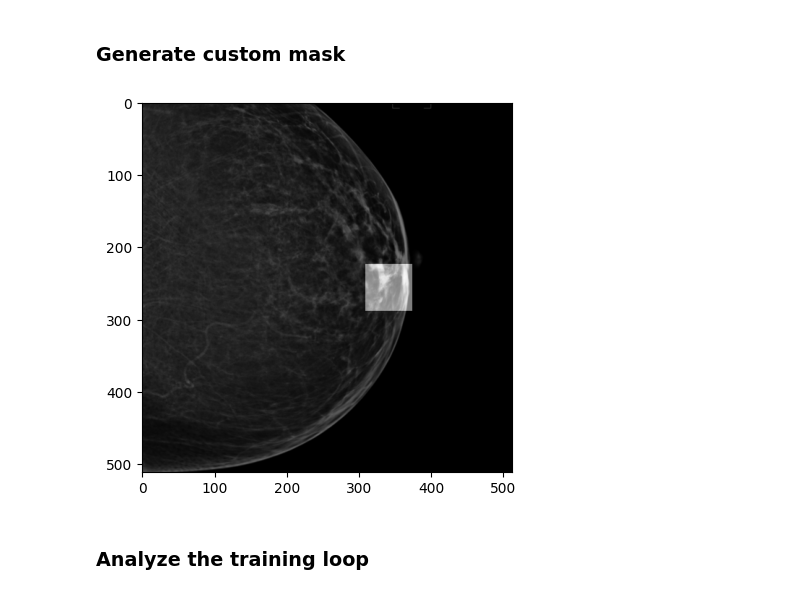
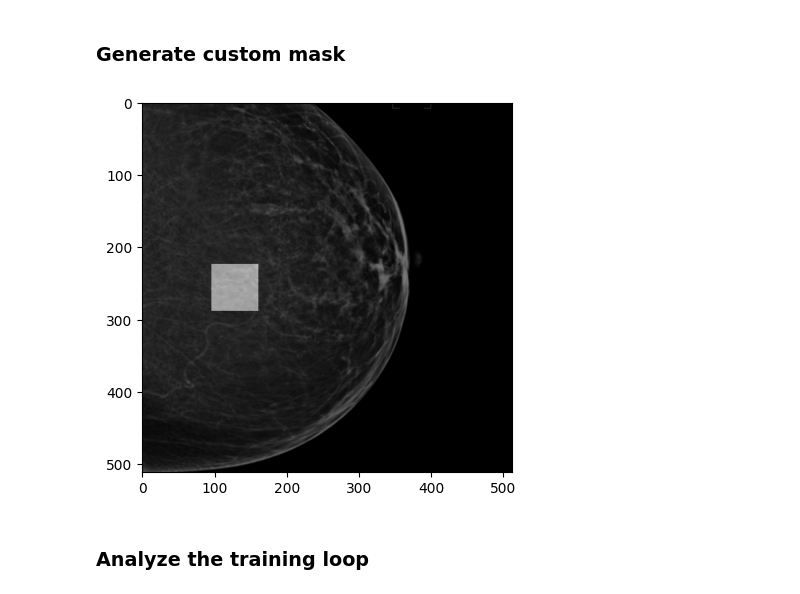
Before and after one commit to Likalto4/diffusion-models_master, a Jupyter notebook: experiments/inpainting/debug_inpating.ipynb, the cells around one changed output. Drawn from its saved outputs; the diff is of its cells as text; code cells hidden in the pictures.

```diff
--- a/experiments/inpainting/debug_inpating.ipynb
+++ b/experiments/inpainting/debug_inpating.ipynb
@@ -719,33 +719,33 @@ NameError: name 'center' is not defined
 # %%
 image_path = '/home/ricardo/master_thesis/diffusion-models_master/data/images/breast40k_RGB_healthy/1.2.826.0.1.3680043.9.3218.1.1.133376.8684.1511961897765.10107.0.png'
 # read image using pil
 pil_image = Image.open(image_path).convert("RGB")
 # create mask
 mask = Image.new("L", pil_image.size, 0)
 draw = ImageDraw.Draw(mask)
 # draw small rectangle in the center
-center = (pil_image.size[0] // 1.5, pil_image.size[1] // 2)
+center = (pil_image.size[0] // 4, pil_image.size[1] // 2)
 size = (pil_image.size[0] // 8, pil_image.size[1] // 8)
 draw.rectangle(
             (center[0] - size[0] // 2, center[1] - size[1] // 2, center[0] + size[0] // 2, center[1] + size[1] // 2),
             fill=255,
         )
 # plot image and mask overlapping
 plt.figure()
 plt.imshow(pil_image)
 plt.imshow(mask, cmap='gray', alpha=0.5)
 
 # save both images
 pil_image.save('data/pil_image.png')
 mask.save('data/mask.png')
 
 # convert pil image to L mode
 pil_image = pil_image.convert("L")
 # save overklapping image
 overlapped = Image.blend(pil_image, mask, 0.5)
 overlapped.save('data/overlapped.png')
 # %% [output]
-[figure, old version]
+[figure, new version]
 # %% [markdown]
 ### Analyze the training loop
 # %%
```
Also changed, not shown: parts of 1 cell of this notebook, 2 other files.
